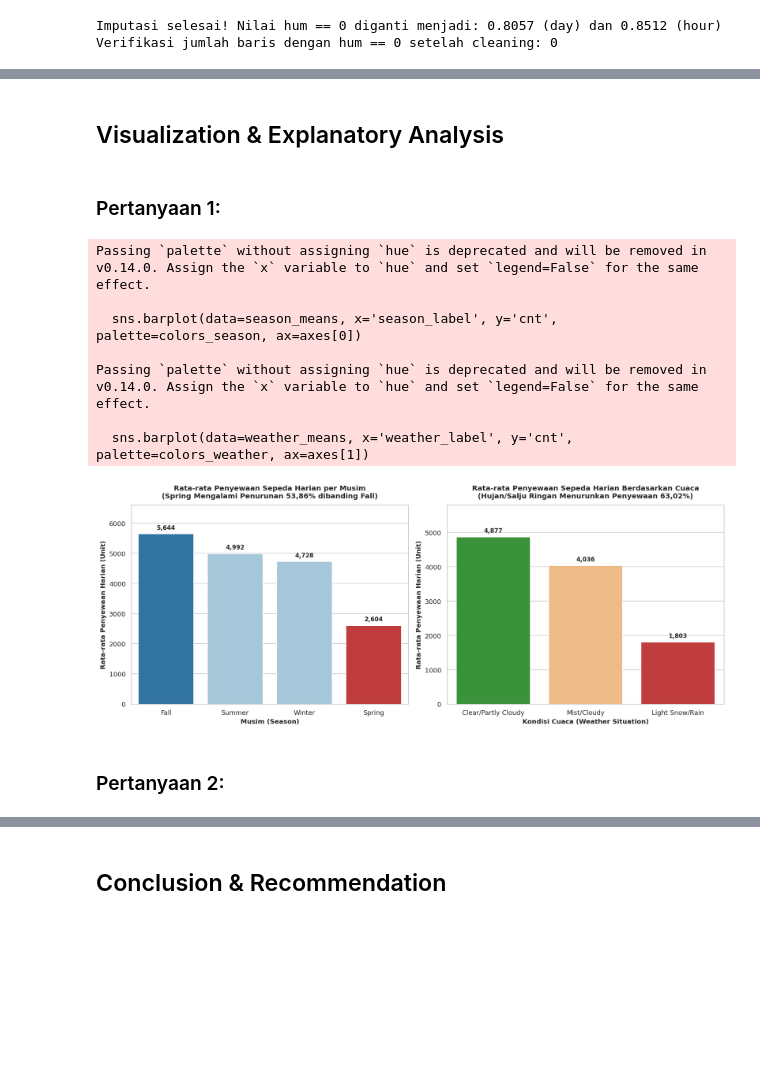
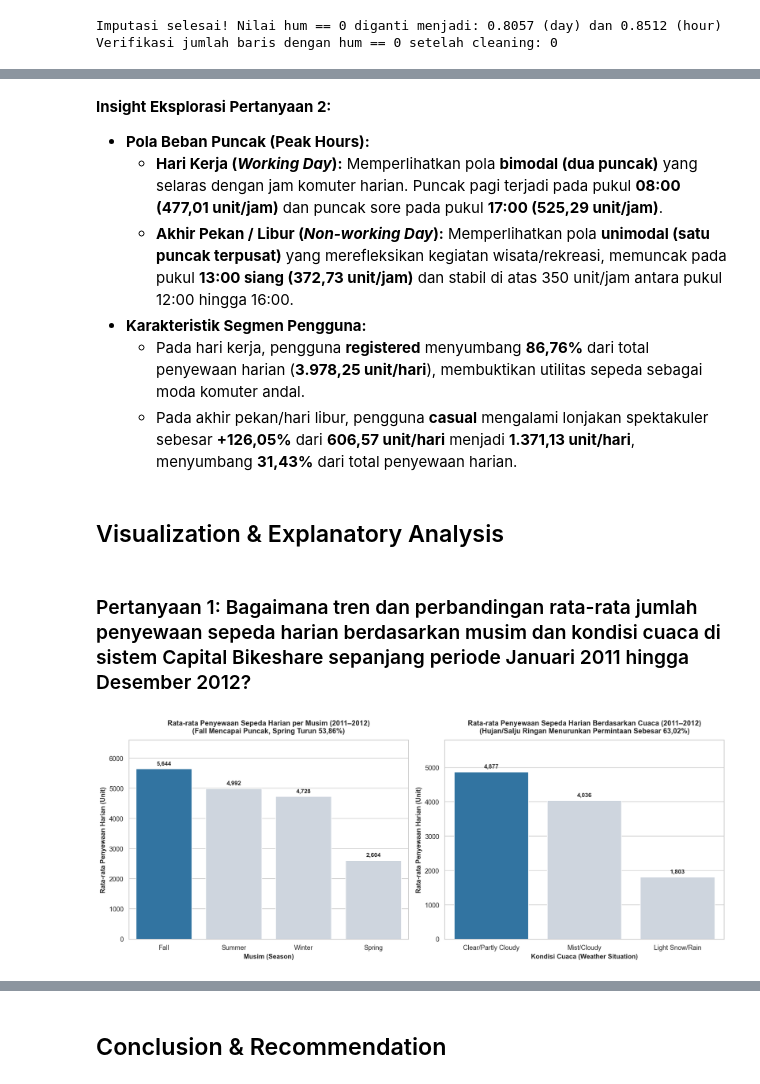
Before and after one commit to rlfian/Dicoding-data-analysis-project, a Jupyter notebook: submission/notebook.ipynb, the cells around one changed output, grey strips where cells are left out. Drawn from its saved outputs; the diff is of its cells as text; code cells hidden in the pictures; blank space fills up the shorter version.

```diff
--- a/submission/notebook.ipynb
+++ b/submission/notebook.ipynb
@@ -234,46 +322,49 @@ Akhir Pekan / Libur  14 139.593074  225.051948 364.645022
+# %% [markdown]
+**Insight Eksplorasi Pertanyaan 2:**
+- **Pola Beban Puncak (Peak Hours):**
+  - **Hari Kerja (*Working Day*):** Memperlihatkan pola **bimodal (dua puncak)** yang selaras dengan jam komuter harian. Puncak pagi terjadi pada pukul **08:00 (477,01 unit/jam)** dan puncak sore pada pukul **17:00 (525,29 unit/jam)**.
+  - **Akhir Pekan / Libur (*Non-working Day*):** Memperlihatkan pola **unimodal (satu puncak terpusat)** yang merefleksikan kegiatan wisata/rekreasi, memuncak pada pukul **13:00 siang (372,73 unit/jam)** dan stabil di atas 350 unit/jam antara pukul 12:00 hingga 16:00.
+- **Karakteristik Segmen Pengguna:**
+  - Pada hari kerja, pengguna **registered** menyumbang **86,76%** dari total penyewaan harian (**3.978,25 unit/hari**), membuktikan utilitas sepeda sebagai moda komuter andal.
+  - Pada akhir pekan/hari libur, pengguna **casual** mengalami lonjakan spektakuler sebesar **+126,05%** dari **606,57 unit/hari** menjadi **1.371,13 unit/hari**, menyumbang **31,43%** dari total penyewaan harian.
 # %% [markdown]
 ## Visualization & Explanatory Analysis
-# %% [markdown]
-### Pertanyaan 1:
+# %% [markdown]
+### Pertanyaan 1: Bagaimana tren dan perbandingan rata-rata jumlah penyewaan sepeda harian berdasarkan musim dan kondisi cuaca di sistem Capital Bikeshare sepanjang periode Januari 2011 hingga Desember 2012?
 # %%
 fig, axes = plt.subplots(1, 2, figsize=(15, 6))
 
+# 1. Bar Chart Musim (Pewarnaan seragam dengan penyorotan kategori tertinggi)
 season_order = ['Fall', 'Summer', 'Winter', 'Spring']
 season_means = day_clean.groupby('season_label')['cnt'].mean().reindex(season_order).reset_index()
-colors_season = ['#1f77b4', '#9ecae1', '#9ecae1', '#d62728']
-sns.barplot(data=season_means, x='season_label', y='cnt', palette=colors_season, ax=axes[0])
-axes[0].set_title('Rata-rata Penyewaan Sepeda Harian per Musim\n(Spring Mengalami Penurunan 53,86% dibanding Fall)', fontsize=12, fontweight='bold', pad=12)
+colors_season = ['#1f77b4' if v == season_means['cnt'].max() else '#CBD5E1' for v in season_means['cnt']]
+
+sns.barplot(data=season_means, x='season_label', y='cnt', hue='season_label', palette=colors_season, legend=False, ax=axes[0])
+axes[0].set_title('Rata-rata Penyewaan Sepeda Harian per Musim (2011–2012)\n(Fall Mencapai Puncak, Spring Turun 53,86%)', fontsize=12, fontweight='bold', pad=12)
 axes[0].set_xlabel('Musim (Season)', fontsize=11, fontweight='bold')
 axes[0].set_ylabel('Rata-rata Penyewaan Harian (Unit)', fontsize=11, fontweight='bold')
 axes[0].set_ylim(0, 6600)
 for p in axes[0].patches:
     height = p.get_height()
     axes[0].annotate(f'{height:,.0f}', (p.get_x() + p.get_width() / 2., height),
                      ha='center', va='bottom', fontsize=10, fontweight='bold', xytext=(0, 5), textcoords='offset points')
 
+# 2. Bar Chart Cuaca (Pewarnaan seragam dengan penyorotan kategori tertinggi)
 weather_order = ['Clear/Partly Cloudy', 'Mist/Cloudy', 'Light Snow/Rain']
 weather_means = day_clean.groupby('weather_label')['cnt'].mean().reindex(weather_order).reset_index()
-colors_weather = ['#2ca02c', '#ffbb78', '#d62728']
-sns.barplot(data=weather_means, x='weather_label', y='cnt', palette=colors_weather, ax=axes[1])
-axes[1].set_title('Rata-rata Penyewaan Sepeda Harian Berdasarkan Cuaca\n(Hujan/Salju Ringan Menurunkan Penyewaan 63,02%)', fontsize=12, fontweight='bold', pad=12)
+colors_weather = ['#1f77b4' if v == weather_means['cnt'].max() else '#CBD5E1' for v in weather_means['cnt']]
+
+sns.barplot(data=weather_means, x='weather_label', y='cnt', hue='weather_label', palette=colors_weather, legend=False, ax=axes[1])
+axes[1].set_title('Rata-rata Penyewaan Sepeda Harian Berdasarkan Cuaca (2011–2012)\n(Hujan/Salju Ringan Menurunkan Permintaan Sebesar 63,02%)', fontsize=12, fontweight='bold', pad=12)
 axes[1].set_xlabel('Kondisi Cuaca (Weather Situation)', fontsize=11, fontweight='bold')
 axes[1].set_ylabel('Rata-rata Penyewaan Harian (Unit)', fontsize=11, fontweight='bold')
 axes[1].set_ylim(0, 5800)
 for p in axes[1].patches:
     height = p.get_height()
     axes[1].annotate(f'{height:,.0f}', (p.get_x() + p.get_width() / 2., height),
                      ha='center', va='bottom', fontsize=10, fontweight='bold', xytext=(0, 5), textcoords='offset points')
 
 plt.tight_layout()
 plt.show()
 # %% [output]
-Passing `palette` without assigning `hue` is deprecated and will be removed in v0.14.0. Assign the `x` variable to `hue` and set `legend=False` for the same effect.
-
-  sns.barplot(data=season_means, x='season_label', y='cnt', palette=colors_season, ax=axes[0])
-
-Passing `palette` without assigning `hue` is deprecated and will be removed in v0.14.0. Assign the `x` variable to `hue` and set `legend=False` for the same effect.
-
-  sns.barplot(data=weather_means, x='weather_label', y='cnt', palette=colors_weather, ax=axes[1])
-[figure, old version]
+[figure, new version]
-# %% [markdown]
-### Pertanyaan 2:
```
Also changed, not shown: parts of 43 cells of this notebook, 4 other files.
